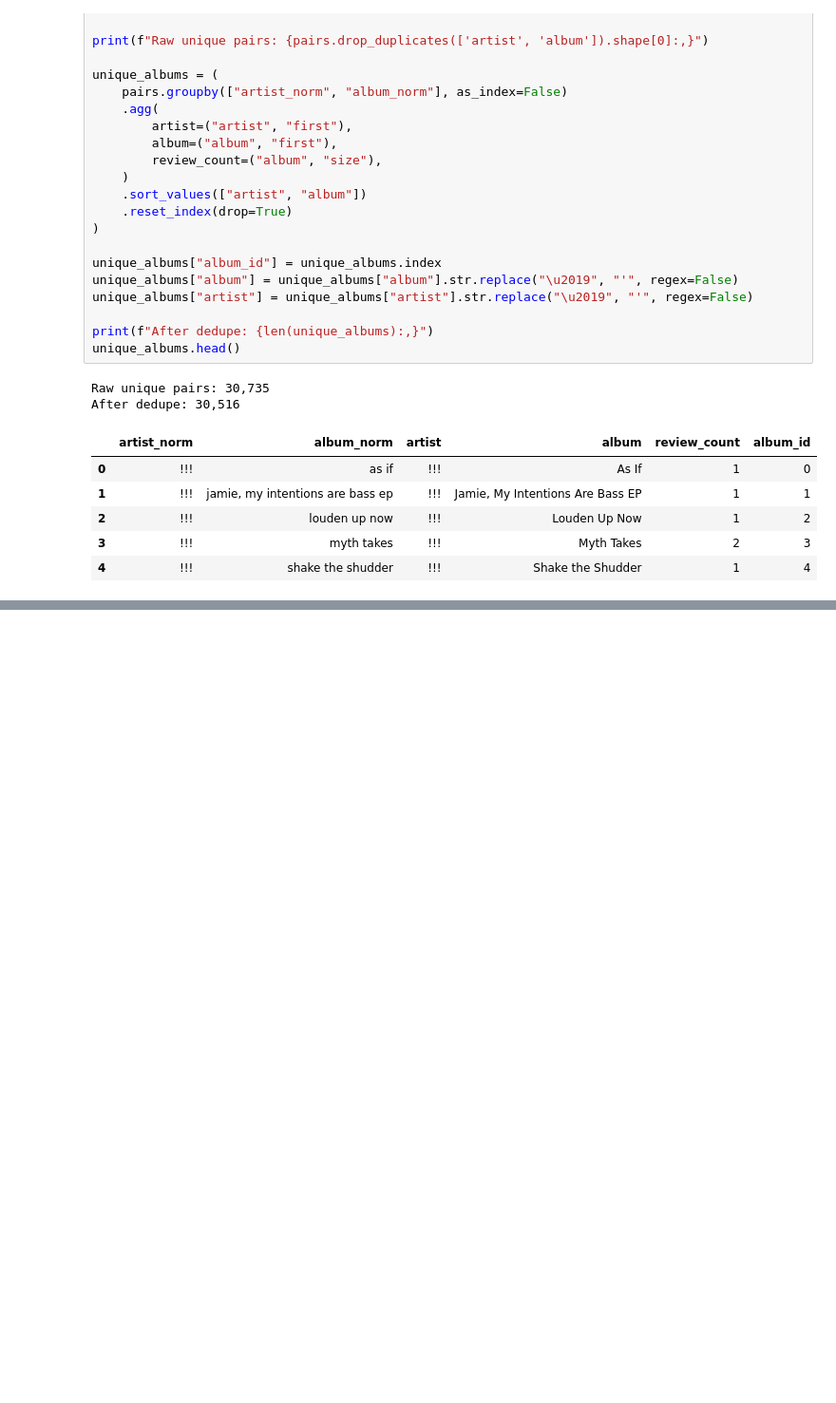
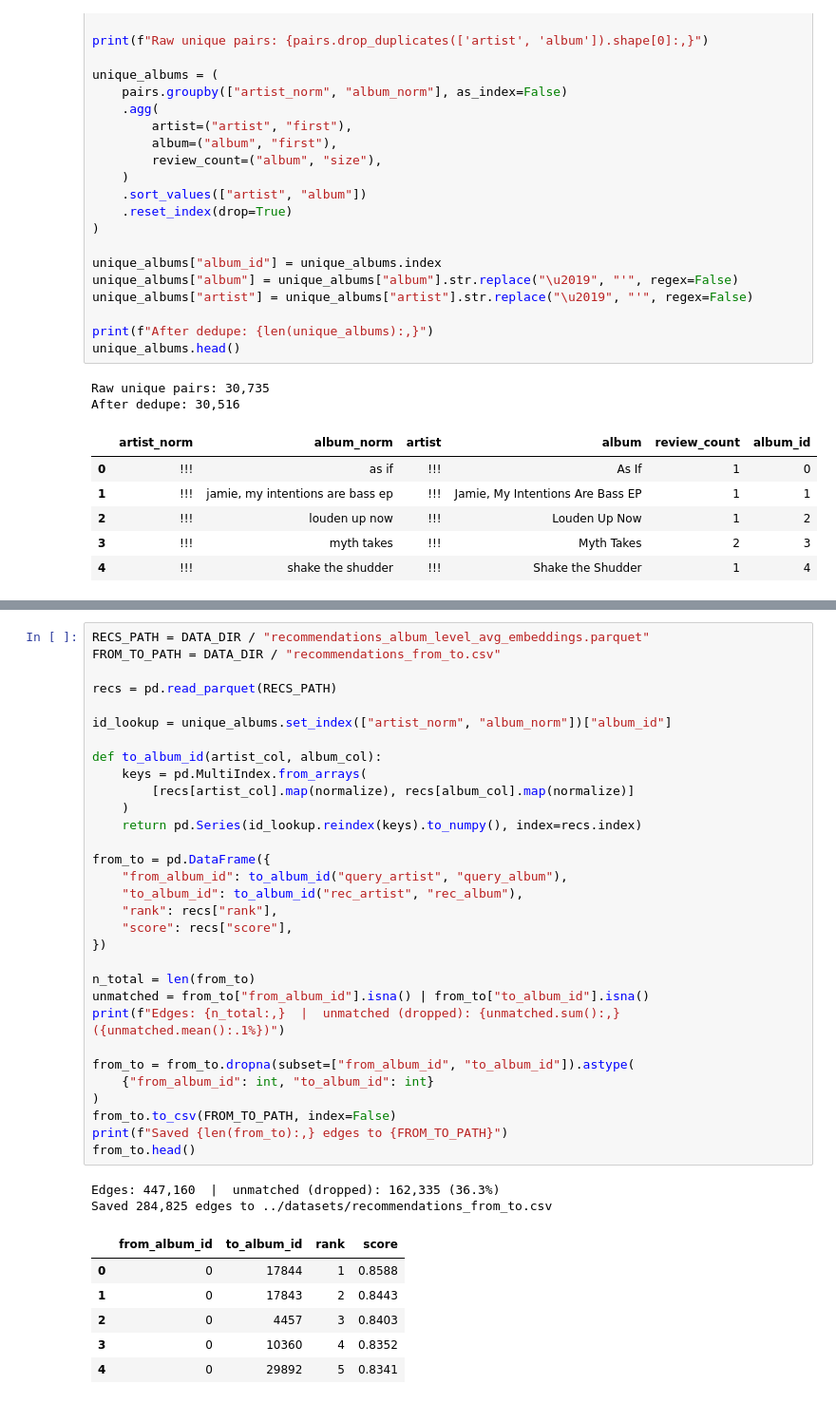
Before and after one commit to lbarleta/critical-listener, a Jupyter notebook: ingestion/albums.ipynb, the cells around one changed output, grey strips where cells are left out. Shown at 95% size. Saved outputs shown, nothing was run; the diff lists cells and outputs as text; blank space fills up the shorter version.

```diff
--- a/ingestion/albums.ipynb
+++ b/ingestion/albums.ipynb
@@ -86,0 +94,40 @@ After dedupe: 30,516
+# %%
+RECS_PATH = DATA_DIR / "recommendations_album_level_avg_embeddings.parquet"
+FROM_TO_PATH = DATA_DIR / "recommendations_from_to.csv"
+
+recs = pd.read_parquet(RECS_PATH)
+
+id_lookup = unique_albums.set_index(["artist_norm", "album_norm"])["album_id"]
+
+def to_album_id(artist_col, album_col):
+    keys = pd.MultiIndex.from_arrays(
+        [recs[artist_col].map(normalize), recs[album_col].map(normalize)]
+    )
+    return pd.Series(id_lookup.reindex(keys).to_numpy(), index=recs.index)
+
+from_to = pd.DataFrame({
+    "from_album_id": to_album_id("query_artist", "query_album"),
+    "to_album_id": to_album_id("rec_artist", "rec_album"),
+    "rank": recs["rank"],
+    "score": recs["score"],
+})
+
+n_total = len(from_to)
+unmatched = from_to["from_album_id"].isna() | from_to["to_album_id"].isna()
+print(f"Edges: {n_total:,}  |  unmatched (dropped): {unmatched.sum():,} ({unmatched.mean():.1%})")
+
+from_to = from_to.dropna(subset=["from_album_id", "to_album_id"]).astype(
+    {"from_album_id": int, "to_album_id": int}
+)
+from_to.to_csv(FROM_TO_PATH, index=False)
+print(f"Saved {len(from_to):,} edges to {FROM_TO_PATH}")
+from_to.head()
+# %% [output]
+Edges: 447,160  |  unmatched (dropped): 162,335 (36.3%)
+Saved 284,825 edges to ../datasets/recommendations_from_to.csv
+|  | from_album_id | to_album_id | rank | score |
+| 0 | 0 | 17844 | 1 | 0.8588 |
+| 1 | 0 | 17843 | 2 | 0.8443 |
+| 2 | 0 | 4457 | 3 | 0.8403 |
+| 3 | 0 | 10360 | 4 | 0.8352 |
+| 4 | 0 | 29892 | 5 | 0.8341 |
```
Also changed, not shown: parts of 2 cells of this notebook, 4 other files.
